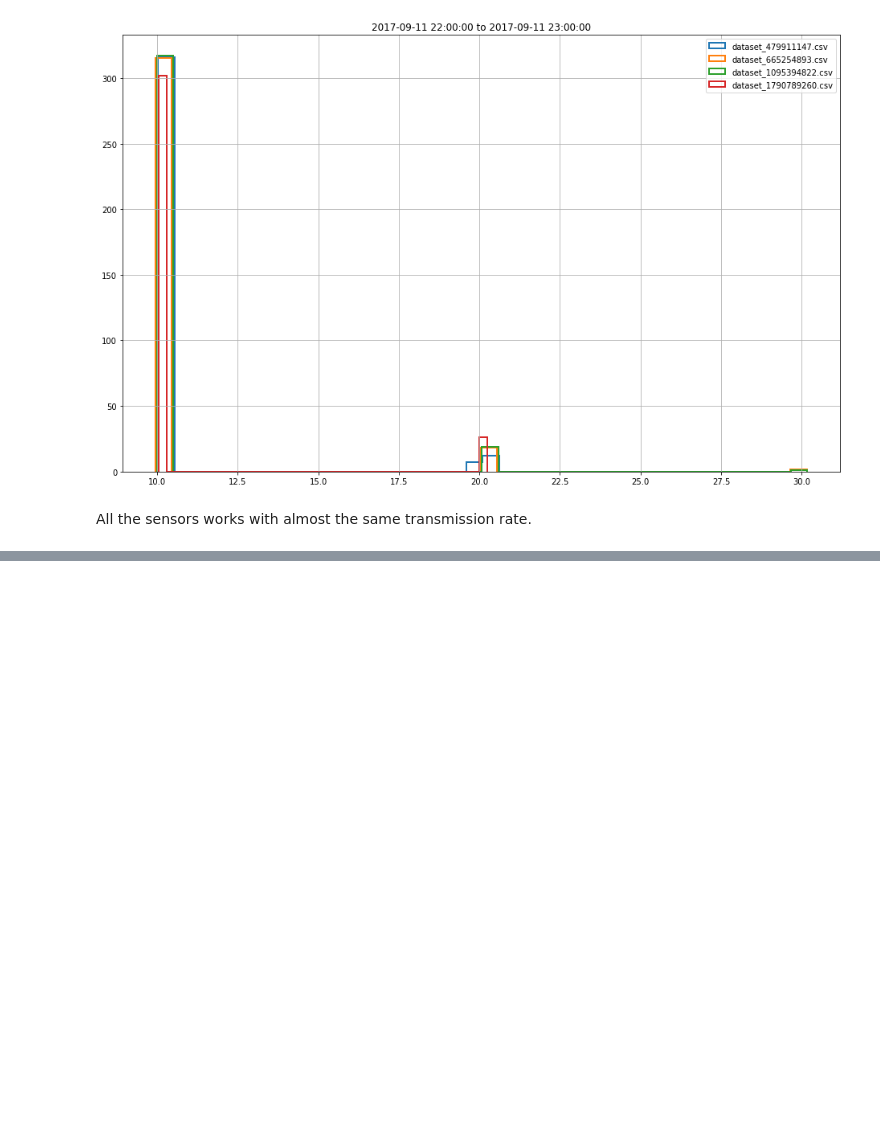
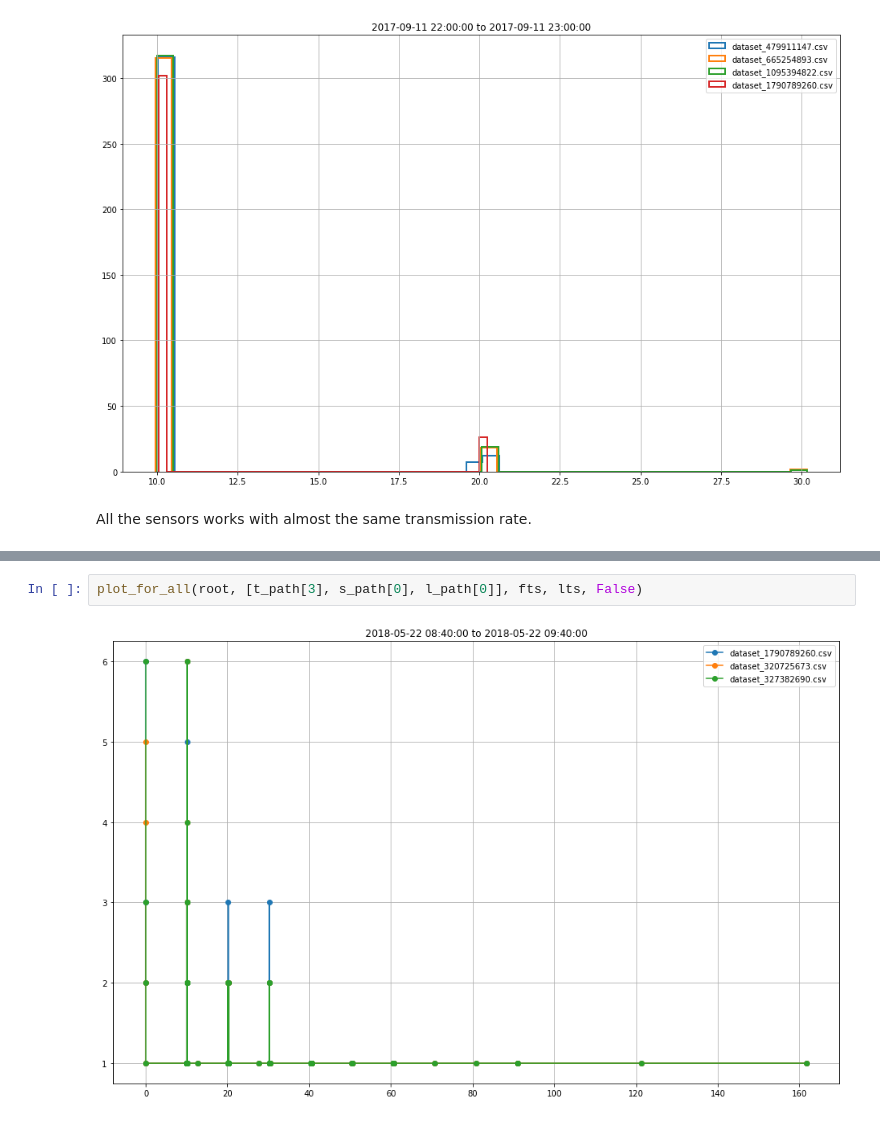
Before and after one commit to Yanuba/DM, a Jupyter notebook: PreliminaryPlots.ipynb, the cells around one changed output, grey strips where cells are left out. Drawn from its saved outputs; the diff is of its cells as text; blank space fills up the shorter version.

```diff
--- a/PreliminaryPlots.ipynb
+++ b/PreliminaryPlots.ipynb
@@ -327,0 +364,4 @@ All the sensors works with almost the same transmission rate.
+# %%
+plot_for_all(root, [t_path[3], s_path[0], l_path[0]], fts, lts, False)
+# %% [output]
+[figure, added]
```
Also changed, not shown: parts of 28 cells of this notebook.
